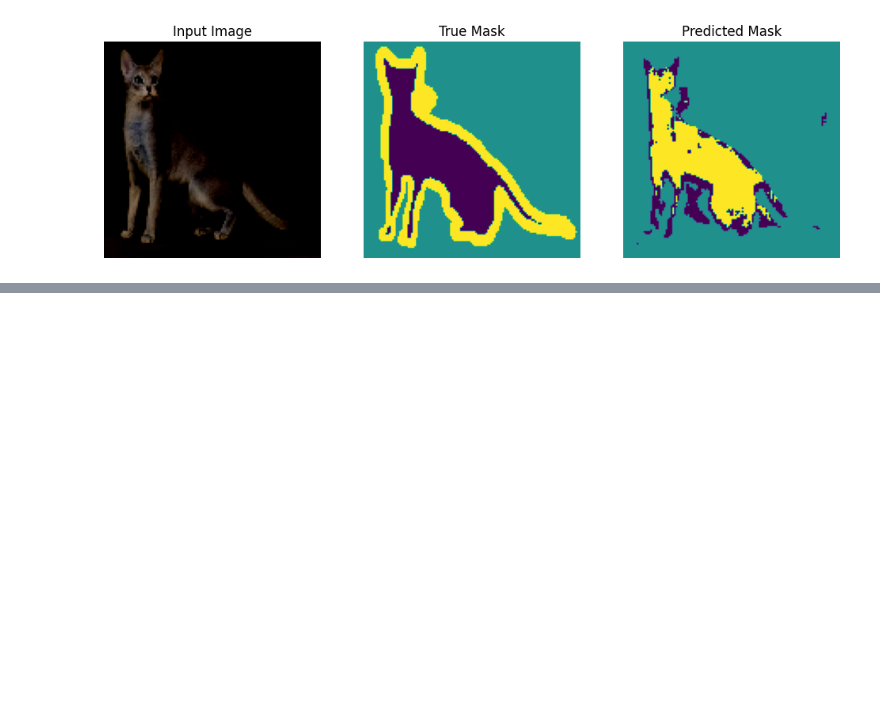
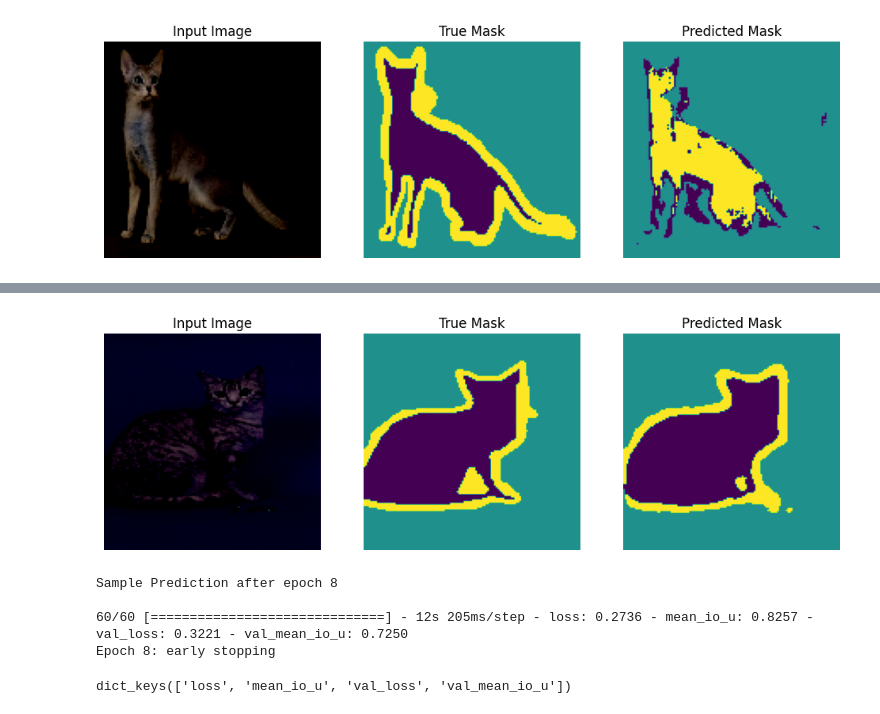
Before and after one commit to CoderAPS/neural_nets, a Jupyter notebook: image_segmentation3(20230416_v6_1).ipynb, the cells around one changed output, grey strips where cells are left out. Saved outputs shown, nothing was run; the diff lists cells and outputs as text; code cells hidden in the pictures; blank space fills up the shorter version.

```diff
--- a/image_segmentation3(20230416_v6_1).ipynb
+++ b/image_segmentation3(20230416_v6_1).ipynb
@@ -501,0 +576,3 @@ Validation loss: 0.276  Validation meanIoU: 0.722
+# %%
+# Make model encoders trainable for fine tunning
+model_1b.trainable = True
@@ -501,0 +581,9 @@ Validation loss: 0.276  Validation meanIoU: 0.722
+# %%
+history_1b=model_1b.fit(X_train_p,
+                    Y_train_cat,
+                    batch_size=50,
+                    epochs=50,
+                    verbose=1,
+                    validation_data=(X_val_p,Y_val_cat),
+                    callbacks=callback_list)
+# %% [output]
@@ -501,0 +592,9 @@ Validation loss: 0.276  Validation meanIoU: 0.722
+[figure, added]
+Sample Prediction after epoch 8
+
+60/60 [==============================] - 12s 205ms/step - loss: 0.2736 - mean_io_u: 0.8257 - val_loss: 0.3221 - val_mean_io_u: 0.7250
+Epoch 8: early stopping
+# %%
+history_1b.history.keys()
+# %% [output]
+dict_keys(['loss', 'mean_io_u', 'val_loss', 'val_mean_io_u'])
```
Also changed, not shown: parts of 97 cells of this notebook.
